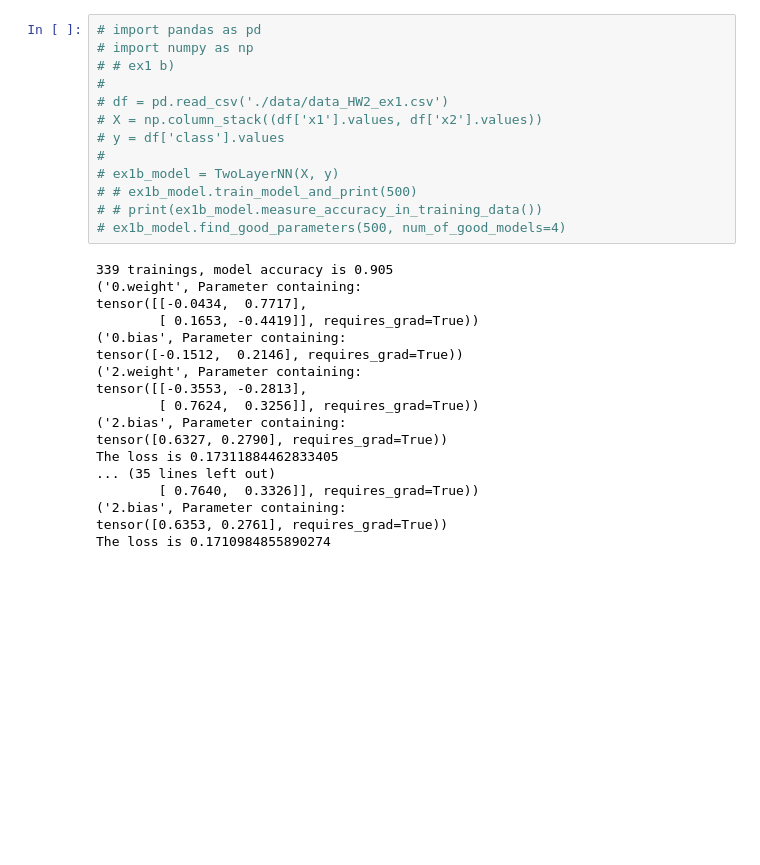
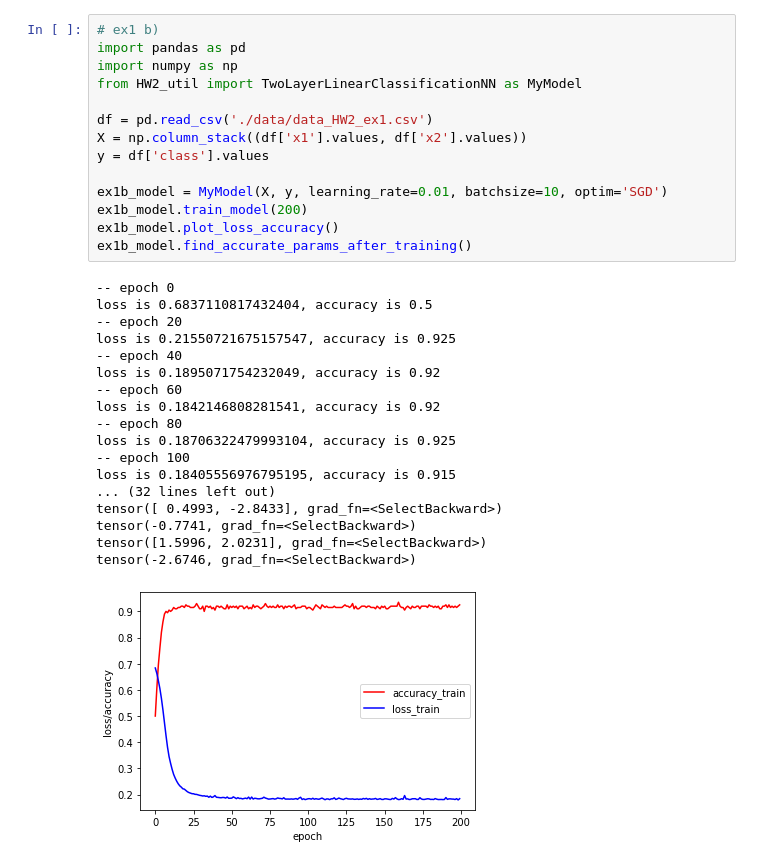
Before and after one commit to foundwonder/APM598_Deep_Neural_Networks, a Jupyter notebook: HW2_20200216_01.ipynb, the cells around one changed output. Drawn from its saved outputs; the diff is of its cells as text; blank space fills up the shorter version.

```diff
--- a/HW2_20200216_01.ipynb
+++ b/HW2_20200216_01.ipynb
@@ -35,31 +37,33 @@ The loss is 0.08089186996221542
 # %%
-# import pandas as pd
-# import numpy as np
-# # ex1 b)
-#
-# df = pd.read_csv('./data/data_HW2_ex1.csv')
-# X = np.column_stack((df['x1'].values, df['x2'].values))
-# y = df['class'].values
-#
-# ex1b_model = TwoLayerNN(X, y)
-# # ex1b_model.train_model_and_print(500)
-# # print(ex1b_model.measure_accuracy_in_training_data())
-# ex1b_model.find_good_parameters(500, num_of_good_models=4)
+# ex1 b)
+import pandas as pd
+import numpy as np
+from HW2_util import TwoLayerLinearClassificationNN as MyModel
+
+df = pd.read_csv('./data/data_HW2_ex1.csv')
+X = np.column_stack((df['x1'].values, df['x2'].values))
+y = df['class'].values
+
+ex1b_model = MyModel(X, y, learning_rate=0.01, batchsize=10, optim='SGD')
+ex1b_model.train_model(200)
+ex1b_model.plot_loss_accuracy()
+ex1b_model.find_accurate_params_after_training()
 # %% [output]
-339 trainings, model accuracy is 0.905
-('0.weight', Parameter containing:
-tensor([[-0.0434,  0.7717],
-        [ 0.1653, -0.4419]], requires_grad=True))
-('0.bias', Parameter containing:
-tensor([-0.1512,  0.2146], requires_grad=True))
-('2.weight', Parameter containing:
-tensor([[-0.3553, -0.2813],
-        [ 0.7624,  0.3256]], requires_grad=True))
-('2.bias', Parameter containing:
-tensor([0.6327, 0.2790], requires_grad=True))
-The loss is 0.17311884462833405
-... (35 lines left out)
-        [ 0.7640,  0.3326]], requires_grad=True))
-('2.bias', Parameter containing:
-tensor([0.6353, 0.2761], requires_grad=True))
-The loss is 0.1710984855890274
+-- epoch 0
+loss is 0.6837110817432404, accuracy is 0.5
+-- epoch 20
+loss is 0.21550721675157547, accuracy is 0.925
+-- epoch 40
+loss is 0.1895071754232049, accuracy is 0.92
+-- epoch 60
+loss is 0.1842146808281541, accuracy is 0.92
+-- epoch 80
+loss is 0.18706322479993104, accuracy is 0.925
+-- epoch 100
+loss is 0.18405556976795195, accuracy is 0.915
+... (32 lines left out)
+tensor([ 0.4993, -2.8433], grad_fn=<SelectBackward>)
+tensor(-0.7741, grad_fn=<SelectBackward>)
+tensor([1.5996, 2.0231], grad_fn=<SelectBackward>)
+tensor(-2.6746, grad_fn=<SelectBackward>)
+[figure, added]
```
Also changed, not shown: parts of 2 cells of this notebook, 1 other file.
